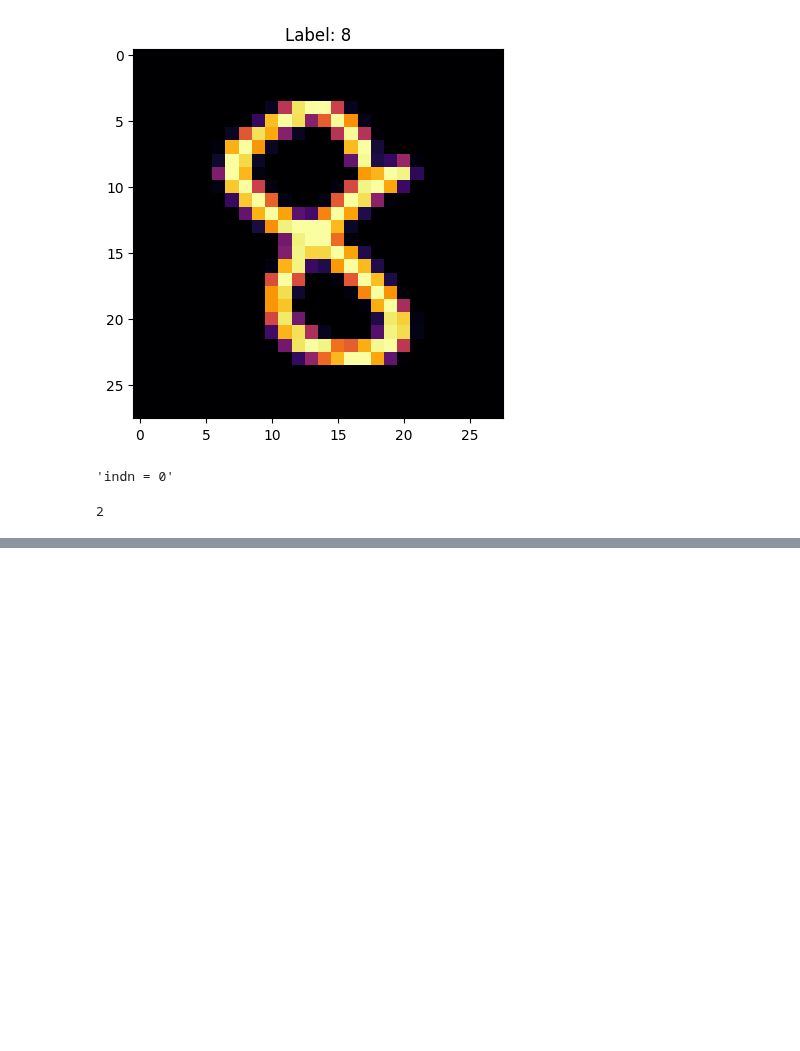
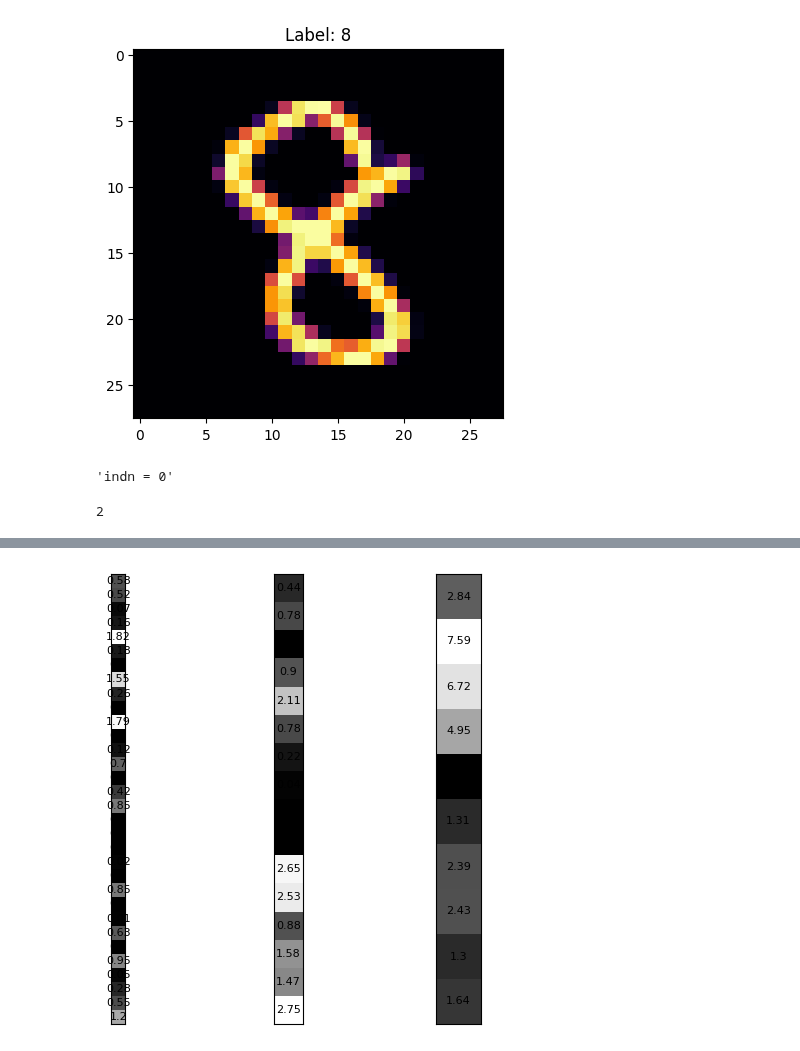
Before and after one commit to kns357/ANN_MA_Kaito, a Jupyter notebook: subnet_intel.ipynb, the cells around one changed output, grey strips where cells are left out. Saved outputs shown, nothing was run; the diff lists cells and outputs as text; code cells hidden in the pictures; blank space fills up the shorter version.

```diff
--- a/subnet_intel.ipynb
+++ b/subnet_intel.ipynb
@@ -611,3 +684,5 @@ Matching the few learnt concepts: 62.0%
 # %%
 #next: get entire digit, the prediction, and the sub-nets influence on the decision, then reconstruct the decision making process with concepts only:
 #segmentation + concept identification + comparison to learnt patterns for this class
+# %%
+diff_acts = [[0 for _ in range(le)] for le in [32, 16, 10]]
@@ -613,0 +741,35 @@ Matching the few learnt concepts: 62.0%
+# %%
+diff0, diff1, diff2 = torch.zeros((32)), torch.zeros((16)), torch.zeros((10)),
+differences = [diff0, diff1, diff2]
+
+for ind, vec in enumerate(acts_original):
+    for n in range(len(vec)):
+        differences[ind][n] = abs(vec[n] - acts_segmented[ind][n])
+
+"""for i, diff in enumerate(differences):
+    plt.subplot(1, 3, i+1)
+    plt.imshow(diff.view(diff.shape[0], 1), cmap="gray")
+"""
+
+for i, diff in enumerate(differences):
+    ax = plt.subplot(1, 3, i+1)
+    im = ax.imshow(diff.detach().cpu().numpy().reshape(-1, 1), cmap="gray", origin='lower')
+    ax.set_xticks([])
+    ax.set_yticks([])
+    for j in range(diff.shape[0]):
+        if diff[j].item() >= 1.5:
+            diff_acts[i][j] += 1
+        ax.text(0, j, str(round(diff[j].item(), 2)), ha='center', va='center',
+                color='black' if diff[j].item() < (im.norm.vmin + im.norm.vmax) / 2 else 'black',
+                fontsize=8)
+
+plt.tight_layout()
+plt.show()
+
+
+#note:
+#0, 4, 29
+#0--, 5
+#3, 8
+# %% [output]
+[figure, added]
```
Also changed, not shown: parts of 13 cells of this notebook, 3 other files.
